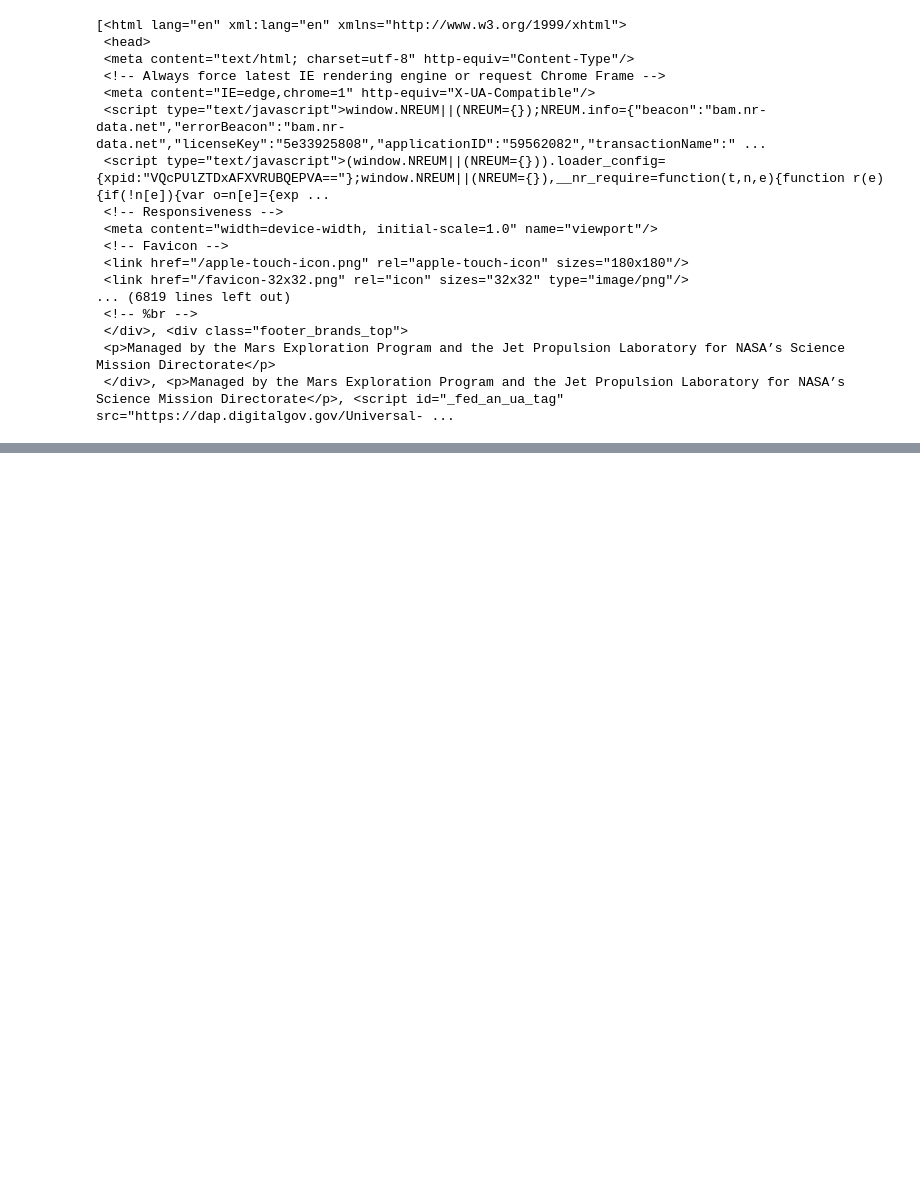
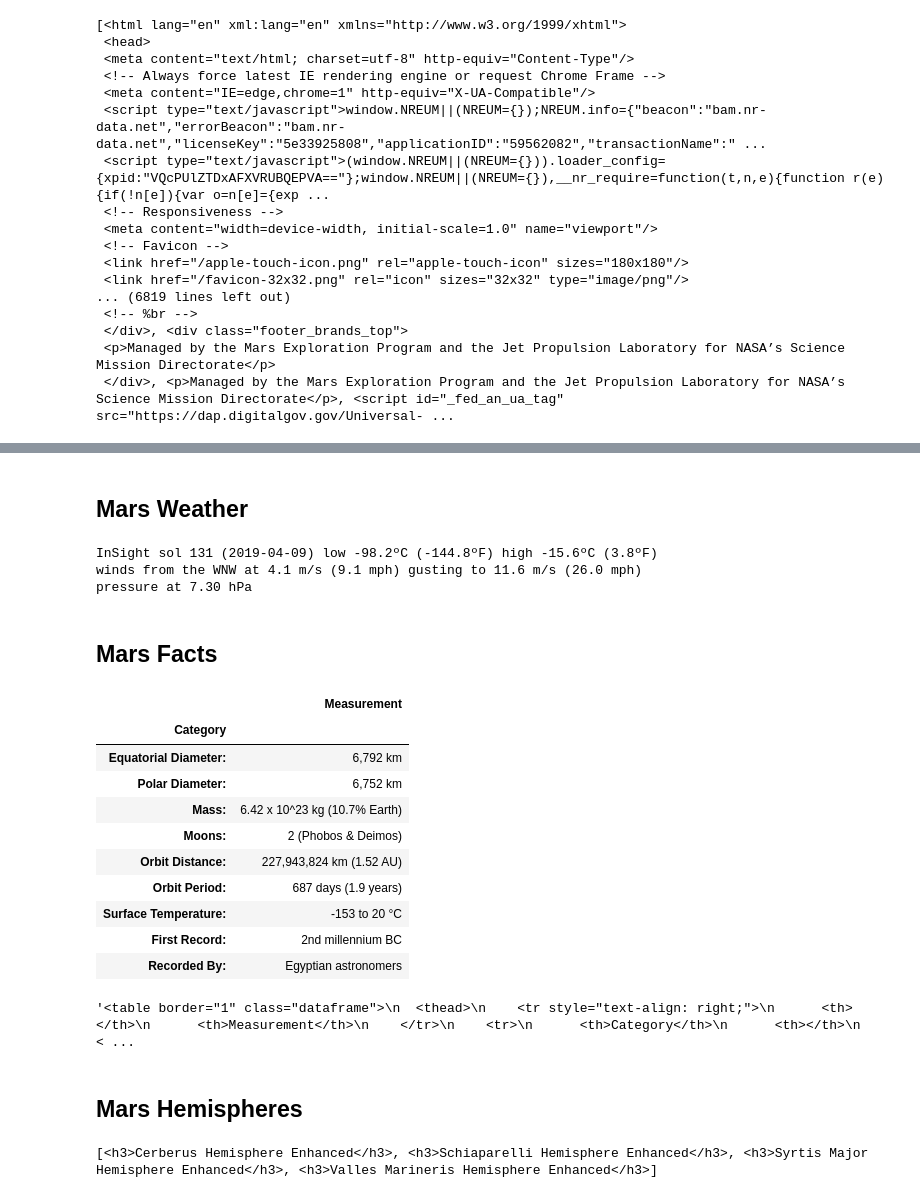
Before and after one commit to Ryanj535/web_scraping, a Jupyter notebook: mission_to_mars.ipynb, the cells around one changed output, grey strips where cells are left out. Drawn from its saved outputs; the diff is of its cells as text; code cells hidden in the pictures; blank space fills up the shorter version.

```diff
--- a/mission_to_mars.ipynb
+++ b/mission_to_mars.ipynb
@@ -49,0 +69,2 @@ print(article)
+# %% [markdown]
+## Mars Weather
@@ -49,0 +79,36 @@ print(article)
+# %%
+results = soup.find('div', class_="js-tweet-text-container")
+tweet = results.find("p", class_="TweetTextSize TweetTextSize--normal js-tweet-text tweet-text").text
+mars_weather = tweet.replace("pic.twitter.com/g5upn7bkE5", " ")
+print(mars_weather)
+# %% [output]
+InSight sol 131 (2019-04-09) low -98.2ºC (-144.8ºF) high -15.6ºC (3.8ºF)
+winds from the WNW at 4.1 m/s (9.1 mph) gusting to 11.6 m/s (26.0 mph)
+pressure at 7.30 hPa
+# %% [markdown]
+## Mars Facts
+# %%
+url = 'https://space-facts.com/mars/'
+facts_table = pd.read_html(url)
+facts_df = facts_table[0]
+facts_df.columns = ["Category", "Measurement"]
+facts_df = facts_df.set_index("Category")
+facts_df
+# %% [output]
+|  | Measurement |
+| Category |  |
+| Equatorial Diameter: | 6,792 km |
+| Polar Diameter: | 6,752 km |
+| Mass: | 6.42 x 10^23 kg (10.7% Earth) |
+| Moons: | 2 (Phobos & Deimos) |
+| Orbit Distance: | 227,943,824 km (1.52 AU) |
+| Orbit Period: | 687 days (1.9 years) |
+| Surface Temperature: | -153 to 20 °C |
+| First Record: | 2nd millennium BC |
+| Recorded By: | Egyptian astronomers |
+# %%
+facts_df.to_html()
+# %% [output]
+'<table border="1" class="dataframe">\n  <thead>\n    <tr style="text-align: right;">\n      <th></th>\n      <th>Measurement</th>\n    </tr>\n    <tr>\n      <th>Category</th>\n      <th></th>\n    < ...
+# %% [markdown]
+## Mars Hemispheres
@@ -49,0 +123,8 @@ print(article)
+# %%
+titles = soup.find_all("h3")
+for title in titles:
+    browser.click_link_by_partial_text("Hemisphere")
+
+print(titles)
+# %% [output]
+[<h3>Cerberus Hemisphere Enhanced</h3>, <h3>Schiaparelli Hemisphere Enhanced</h3>, <h3>Syrtis Major Hemisphere Enhanced</h3>, <h3>Valles Marineris Hemisphere Enhanced</h3>]
```
Also changed, not shown: parts of 16 cells of this notebook.
